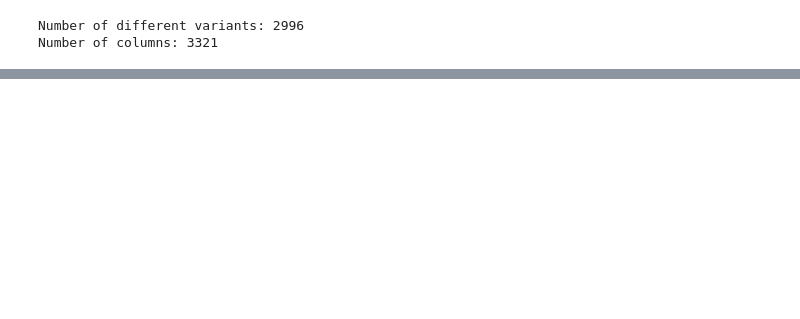
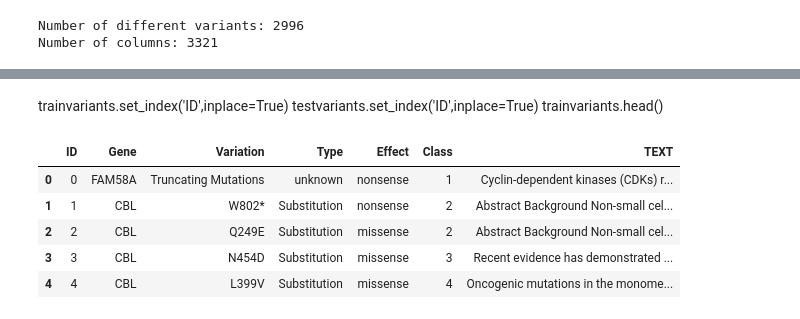
Before and after one commit to Carlosleono/Redefining_Cancer_treatment, a Jupyter notebook: Notebooks/Untitled1 (1).ipynb, the cells around one changed output, grey strips where cells are left out. Drawn from its saved outputs; the diff is of its cells as text; code cells hidden in the pictures; blank space fills up the shorter version.

```diff
--- a/Notebooks/Untitled1 (1).ipynb
+++ b/Notebooks/Untitled1 (1).ipynb
@@ -130,5 +150,3 @@ for gen in trainvariants.Gene:
     url = 'https://www.genenetwork.nl/api/v1/gene/' + gen
     dic = requests.get(url).json()
     Description.append(dic['gene']['description'])
-# %%
-trainvariants['Description'] = Description
@@ -155 +161,4 @@ array(['family with sequence similarity 58, member A [Source:HGNC Symbol;Acc:HGN
+# %%
+trainvariants = dataf.typeeffect(trainvariants)
+testvariants = dataf.typeeffect(testvariants)
 # %%
@@ -280,0 +182,7 @@ trainvariants['Gene'][0]
+# %%
+trainvariants = trainvariants[['ID', 'Gene', 'Variation', 'Type', 'Effect', 'Class']]
+testvariants = testvariants[['ID', 'Gene', 'Variation', 'Type', 'Effect']]
+# %% [markdown]
+trainvariants.set_index('ID',inplace=True)
+testvariants.set_index('ID',inplace=True)
+trainvariants.head()
@@ -280,0 +192,10 @@ trainvariants['Gene'][0]
+# %%
+result = pd.merge(trainvariants, traintext, on='ID', how='left')
+result.head()
+# %% [output]
+|  | ID | Gene | Variation | Type | Effect | Class | TEXT |
+| 0 | 0 | FAM58A | Truncating Mutations | unknown | nonsense | 1 | Cyclin-dependent kinases (CDKs) r... |
+| 1 | 1 | CBL | W802* | Substitution | nonsense | 2 | Abstract Background Non-small cel... |
+| 2 | 2 | CBL | Q249E | Substitution | missense | 2 | Abstract Background Non-small cel... |
+| 3 | 3 | CBL | N454D | Substitution | missense | 3 | Recent evidence has demonstrated ... |
+| 4 | 4 | CBL | L399V | Substitution | missense | 4 | Oncogenic mutations in the monome... |
```
Also changed, not shown: parts of 31 cells of this notebook, 1 other file.
